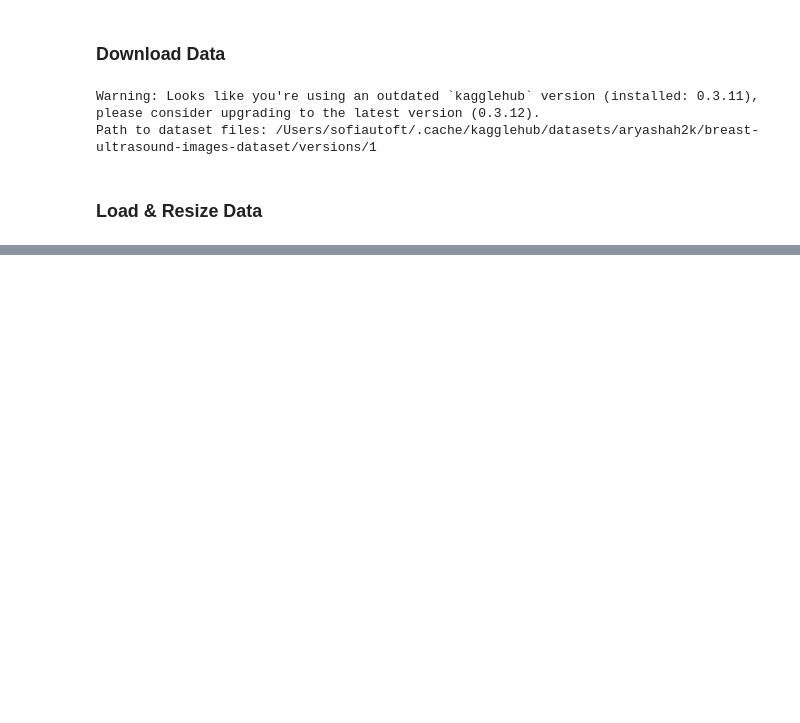
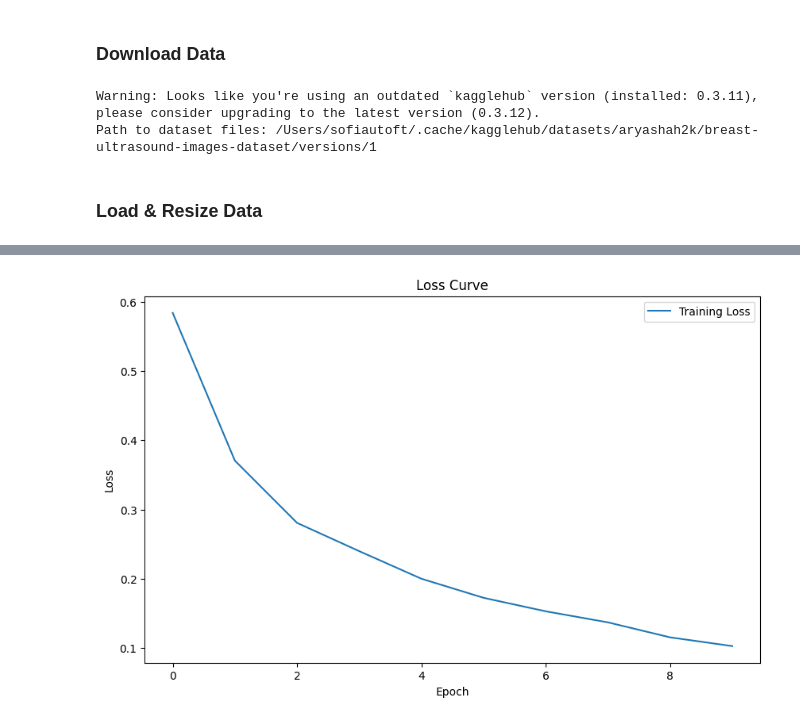
Before and after one commit to sofieutoft/breastcancer_detection, a Jupyter notebook: DeepLabV3+.ipynb, the cells around one changed output, grey strips where cells are left out. Drawn from its saved outputs; the diff is of its cells as text; code cells hidden in the pictures; blank space fills up the shorter version.

```diff
--- a/DeepLabV3+.ipynb
+++ b/DeepLabV3+.ipynb
@@ -149,7 +141,9 @@ class UltrasoundDataset(Dataset):
 
         return image, mask
 # %%
-loss_fn = nn.BCEWithLogitsLoss()
+device = torch.device("cuda" if torch.cuda.is_available() else "cpu")
+positive_weight = torch.tensor([10.0]).to(device)
+loss_fn = nn.BCEWithLogitsLoss(pos_weight=positive_weight)
 
 optimizer = torch.optim.Adam(model.parameters(), lr=1e-4)
 # %%
@@ -174,6 +168,8 @@ val_dataset = UltrasoundDataset(val_images, val_masks)
 train_loader = DataLoader(train_dataset, batch_size=16, shuffle=True)
 val_loader = DataLoader(val_dataset, batch_size=16, shuffle=False)
 num_epochs = 10
+train_losses = []
+val_losses = []
 
 for epoch in range(num_epochs):
     model.train()
@@ -193,5 +189,8 @@ for epoch in range(num_epochs):
 
         epoch_loss += loss.item()
 
+    train_losses.append(epoch_loss / len(train_loader))
+
+
     print(f"Epoch {epoch+1}/{num_epochs}, Loss: {epoch_loss/len(train_loader)}")
 # %% [output]
@@ -232,0 +320,22 @@ TypeError: pad(): argument 'input' (position 1) must be Tensor, not numpy.ndarra
+# %%
+import matplotlib.pyplot as plt
+
+def plot_loss_curve(train_losses):
+    """
+    Plot the training loss curve.
+
+    Args:
+        train_losses (list): List of training losses.
+    """
+    plt.figure(figsize=(10, 6))
+    plt.plot(train_losses, label='Training Loss')
+    plt.plot(val_losses, label='Validation Loss', linestyle='--')
+    plt.xlabel('Epoch')
+    plt.ylabel('Loss')
+    plt.title('Loss Curve')
+    plt.legend()
+    plt.show()
+# %%
+plot_loss_curve(train_losses)
+# %% [output]
+[figure, added]
```
Also changed, not shown: parts of 9 cells of this notebook.
